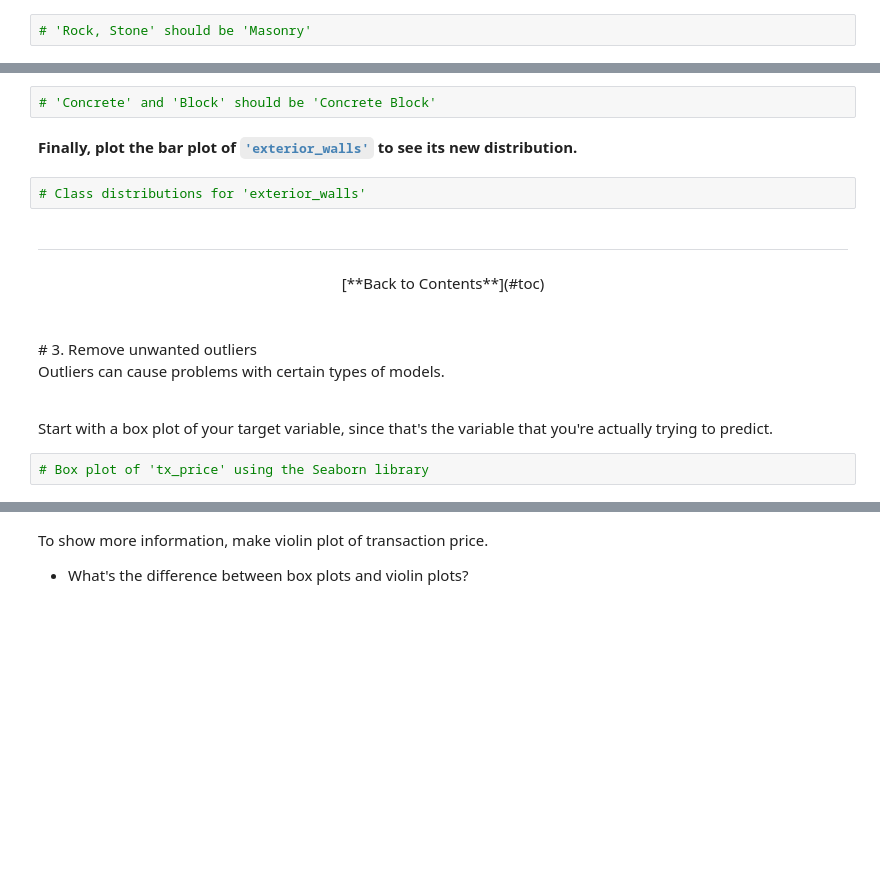
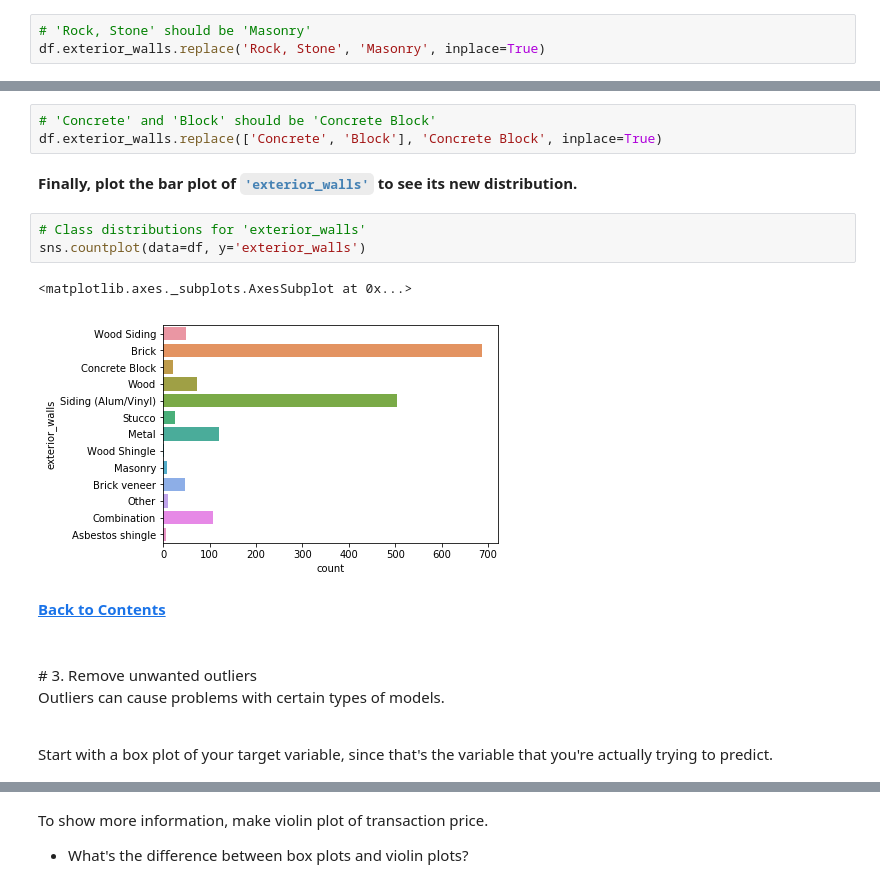
Before and after one commit to baskoroi/elite-ml, a Jupyter notebook: workbooks/project-2/Module 2 - Data Cleaning.ipynb, the cells around one changed output, grey strips where cells are left out. Saved outputs shown, nothing was run; the diff lists cells and outputs as text; blank space fills up the shorter version.

```diff
--- a/workbooks/project-2/Module 2 - Data Cleaning.ipynb
+++ b/workbooks/project-2/Module 2 - Data Cleaning.ipynb
@@ -136,21 +151,23 @@ Let's fix these in the next exercise:
 * Remember to do it inplace.
 # %%
 # 'Rock, Stone' should be 'Masonry'
+df.exterior_walls.replace('Rock, Stone', 'Masonry', inplace=True)
 # %% [markdown]
 **Next, replace any instances of <code style="color:steelblue">'Concrete'</code> or <code style="color:steelblue">'Block'</code> with <code style="color:steelblue">'Concrete Block'</code> instead.**
 * Remember to do it inplace.
 # %%
 # 'Concrete' and 'Block' should be 'Concrete Block'
+df.exterior_walls.replace(['Concrete', 'Block'], 'Concrete Block', inplace=True)
 # %% [markdown]
 **Finally, plot the bar plot of <code style="color:steelblue">'exterior_walls'</code> to see its new distribution.**
 # %%
 # Class distributions for 'exterior_walls'
+sns.countplot(data=df, y='exterior_walls')
+# %% [output]
+<matplotlib.axes._subplots.AxesSubplot at 0x...>
+[figure, added]
-# %% [markdown]
-<hr style="border-color:royalblue;background-color:royalblue;height:1px;">
-
-<div style="text-align:center; margin: 40px 0 40px 0;">
-[**Back to Contents**](#toc)
-</div>
+# %% [markdown]
+[**Back to Contents**](#toc)
 # %% [markdown]
 <br id="outliers">
 # 3. Remove unwanted outliers
@@ -159,5 +176,3 @@ Outliers can cause problems with certain types of models.
 
 <br>
 Start with a box plot of your target variable, since that's the variable that you're actually trying to predict.
-# %%
-# Box plot of 'tx_price' using the Seaborn library
```
Also changed, not shown: parts of 21 cells of this notebook, 1 other file.
